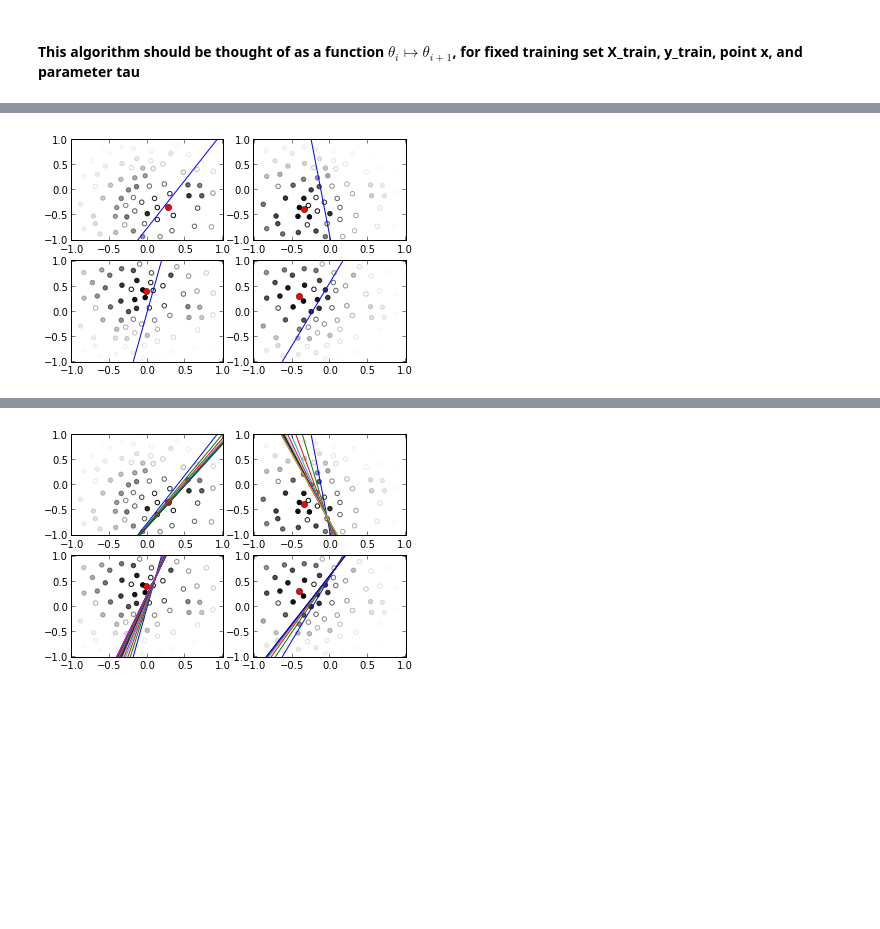
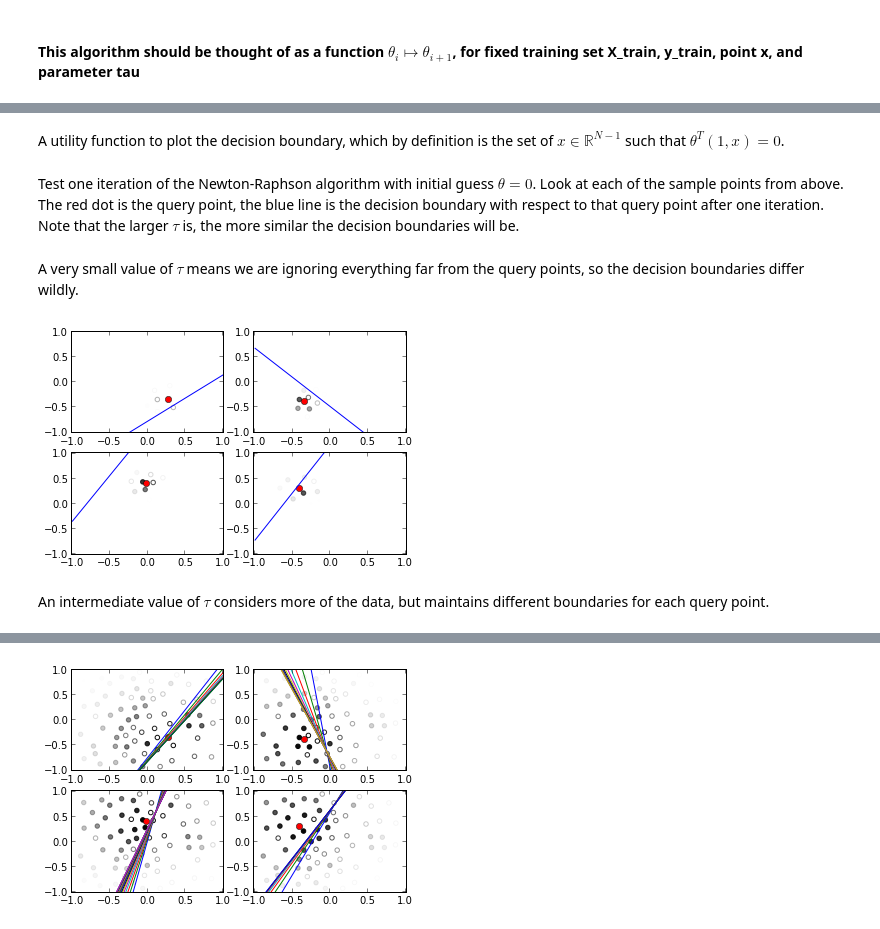
Before and after one commit to twoquarterrican/stanford_ml_ps1, a Jupyter notebook: lwlr.ipynb, the cells around one changed output, grey strips where cells are left out. Cells and saved outputs as stored; diff of their text form; code cells hidden in the pictures; blank space fills up the shorter version.

Commit message:
Cleaned up notebook
more markdown with thorough explanations.  Removed unnecessary code.
Put in original explanation of problem from the Stanford Problem Set 1.

```diff
--- a/lwlr.ipynb
+++ b/lwlr.ipynb
@@ -151,0 +170,4 @@ x = (-0.4, 0.3) is shown as a orange dot in the figure below.
+# %%
+show_scatter_plot()
+for x in x_test:
+    plt.plot([x[0,1]],[x[0,2]], c='r', marker='o')
@@ -273,44 +248,51 @@ lambda_const = 0.0001
 # %%
 def newton_raphson(theta,X_train,y_train,x,tau):
-    # dimensions: theta is 1xN, X_train is mxN, y_train is mx1, x is 1xN, tau is number
-    # we need the gradient of \ell and the Hessian
+    # dimensions: theta (1 by N), X_train (m by N), y_train (m by 1), x (1 by N)
+    # tau is a non-zero real number
+
+    # we need the gradient of \ell and the Hessian.
     # the gradient is -\lambda*\theta_0 + X_train.T*z,
-    # where z = W*y_minus_h, where W is the Weight matrix, which does not depend on theta, theta is 1xN.
+    # where z = W*y_minus_h, where W is the Weight matrix, which does not depend on theta.
     # y_minus_h is below
 
-    # W is 1 by m, of class np.matrix
+    # W is (1 by m), an instance of class np.matrix
     W = compute_weights(X_train, x, tau)
 
-    # given theta, the important values are h(theta, x(i)) for each i, we make a diagonal mxm matrix D_y_minus_h with these values
-    Diag_h_theta_X_train = np.diagflat(compute_h_theta_X_train(X_train, theta))
+    # given theta, the important values are h(theta, x(i)) for each i, we make a diagonal (m by m) matrix Diag_y_minus_h with these values
+    # compute... returns (m by 1) matrix, and np.diagflat converts this into a diagonal (m by m) matrix
+    Diag_h_theta_X_train = np.diagflat(compute_h_theta_x(X_train, theta))
 
-    # the column vector y_minus_h whose ith row is y(i) - h(theta,x(i)), y_minus_h is an mx1 Matrix, but we think of it as
-    # an mxm diagonal matrix, so we can scale each y(i) - h(theta,x(i)) by the weight w(i)(x) using matrix multiplication
+    # the column vector y_minus_h has i^{th} row given by y(i) - h(theta,x(i)). This is (m by 1), but we think of it as
+    # diagonal (m by m) so that we can use matrix multiplication to scale each y(i) - h(theta,x(i)) by the weight w(i)(x)
     Diag_y_minus_h = np.diagflat(y_train) - Diag_h_theta_X_train
 
-    # z is 1xm, obtained from (1xm)*(mxm) matrix multiplication.
-    # z_i = w(i)(x)(y(i)-h(theta,xi)), or z = W*Diag_y_minus_h
+    # z is (1 by m), obtained from (1xm)*(mxm)
+    # z_i = w(i)(x)(y(i)-h(theta,xi)), that is, z = W*Diag_y_minus_h
     z = W*Diag_y_minus_h
 
-    # now we can compute the gradient, which is -lambda_ * theta + z*X_train
-    # X_train is mxN and z is 1xm, so z*X_train is 1xN, this is the assumed dimension of theta
-    # dim grad = 1xN
+    # now we can compute the gradient, which is -lambda*theta + z*X_train
+    # X_train is (m by N), z is (1 by m), so z*X_train is (1 by N).  Note that this is the assumed dimension of theta.
+    # lambda is a real numbe. grad is (1 by N).
     grad = -lambda_const*theta + z*X_train
 
-    # the Hessian is -\lambda I_N + X_train.T * D * X_train, where D is mxm diagonal matrix with ith entry given by h(theta, x(i))(1-h(theta,x(i)), and
-    # I_N is the NxN identity matrix.  note that the product X_train.T * D * X_train has dimension (Nxm)(mxm)(mxN) = (NxN)
+    # the Hessian (N by N) is -\lambda*I_N + X_train.T * D * X_train, where D (m by m) is diagonal with ith entry given by h(theta, x(i))(1-h(theta,x(i)).
+    # I_N is the N by N identity matrix.  Note that the product X_train.T * D * X_train has dimension (Nxm)(mxm)(mxN) = (NxN)
 
-    # build the diagonal matrix
+    # build the diagonal matrix, np.eye(k) is identity matrix of size k
     D = Diag_h_theta_X_train*(np.eye(m) - Diag_h_theta_X_train)
 
-    # vuild the Hessian
+    # build the Hessian
     Hess = -lambda_const*np.eye(N) + X_train.T*D*X_train
     # invert the Hessian
     Hess_inv = Hess.getI()
     # update theta: dimensions are (1xN) - (1xN)(NxN)
     theta = theta - grad*Hess_inv
 
+    # note that the solutions x of the equation theta.T*x are independent of the length of theta.  If we want theta to converge, we should normalize it.
+    # If theta = 0 we get an error, but in that case something has gone wrong with the algorithm, so we don't test for that problem
     return theta/np.linalg.norm(theta)
+# %% [markdown]
+A utility function to plot the decision boundary, which by definition is the set of $x \in \mathbb R^{N-1}$ such that $\theta^{T} (1,x) = 0$.
 # %%
 def plot_theta_line(theta):
     # theta is 1x3, convert it to size 3 array
@@ -323,6 +305,8 @@ def plot_theta_line(theta):
     elif(theta[1]!=0):
         x1 = -theta[0]/theta[1]
         plt.plot([x1,x1],[-1,1])
+# %% [markdown]
+Test one iteration of the Newton-Raphson algorithm with initial guess $\theta = 0$.  Look at each of the sample points from above.  The red dot is the query point, the blue line is the decision boundary with respect to that query point after one iteration.  Note that the larger $\tau$ is, the more similar the decision boundaries will be.
 # %%
 theta_test = np.matrix([[0,0,0]])
 X_train = np.asmatrix(x_sample_ones)
@@ -330,8 +314,12 @@ y_train = np.asmatrix(y_sample).T
 def test_newton_raphson(x,tau):
     plot_points_with_local_weight(x,tau)
     plot_theta_line(newton_raphson(theta_test, X_train, y_train, x, tau))
+# %% [markdown]
+A very small value of $\tau$ means we are ignoring everything far from the query points, so the decision boundaries differ wildly.
 # %%
 # note that after 1 iteration of the algorithm starting from theta = 0, we get different separating lines for each test point
-run_procedure_on_test_points(test_newton_raphson, 0.5)
+run_procedure_on_test_points(test_newton_raphson, 0.1)
 # %% [output]
-[figure, old version]
+[figure, new version]
+# %% [markdown]
+An intermediate value of $\tau$ considers more of the data, but maintains different boundaries for each query point.
```
Also changed, not shown: parts of 60 cells of this notebook, 5 other files.
